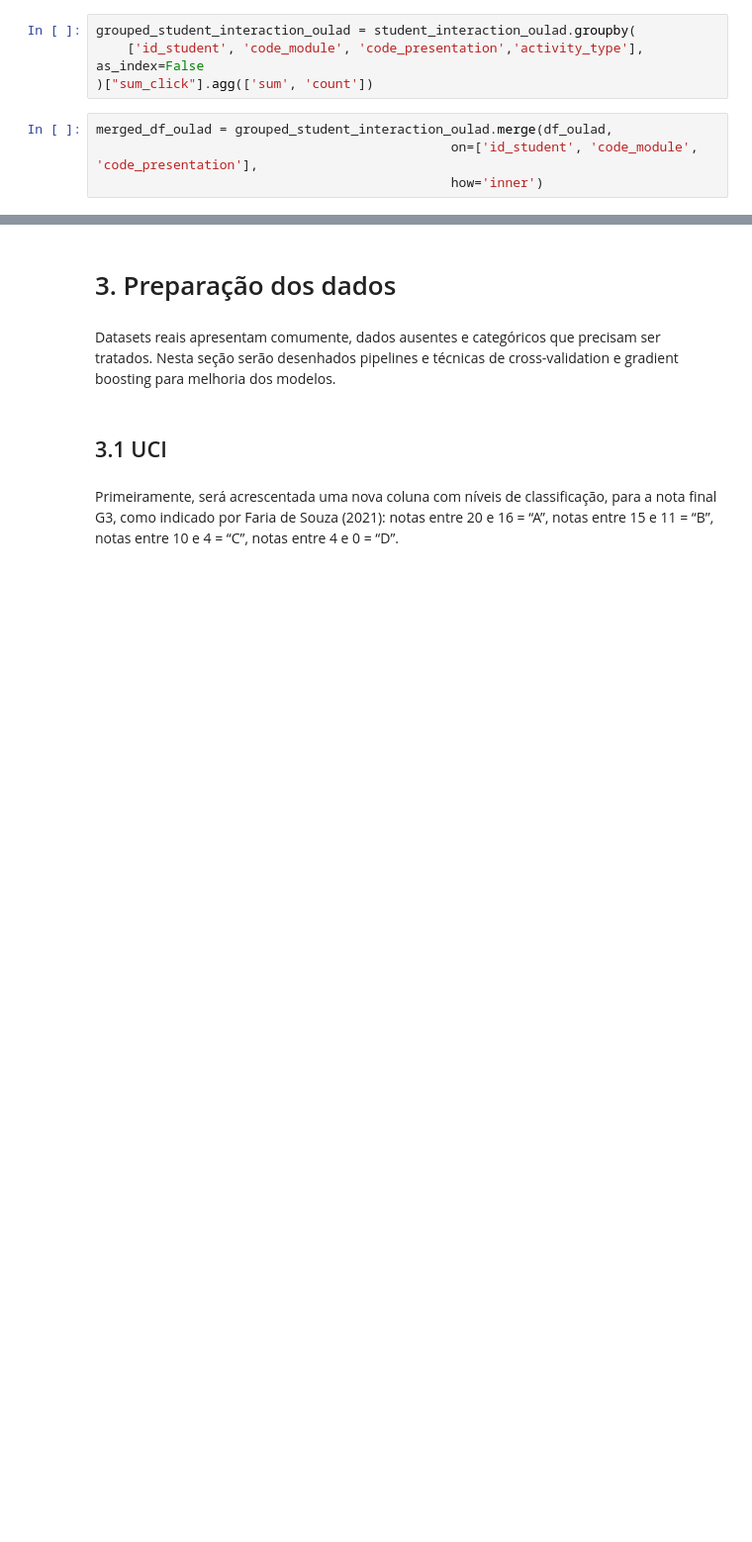
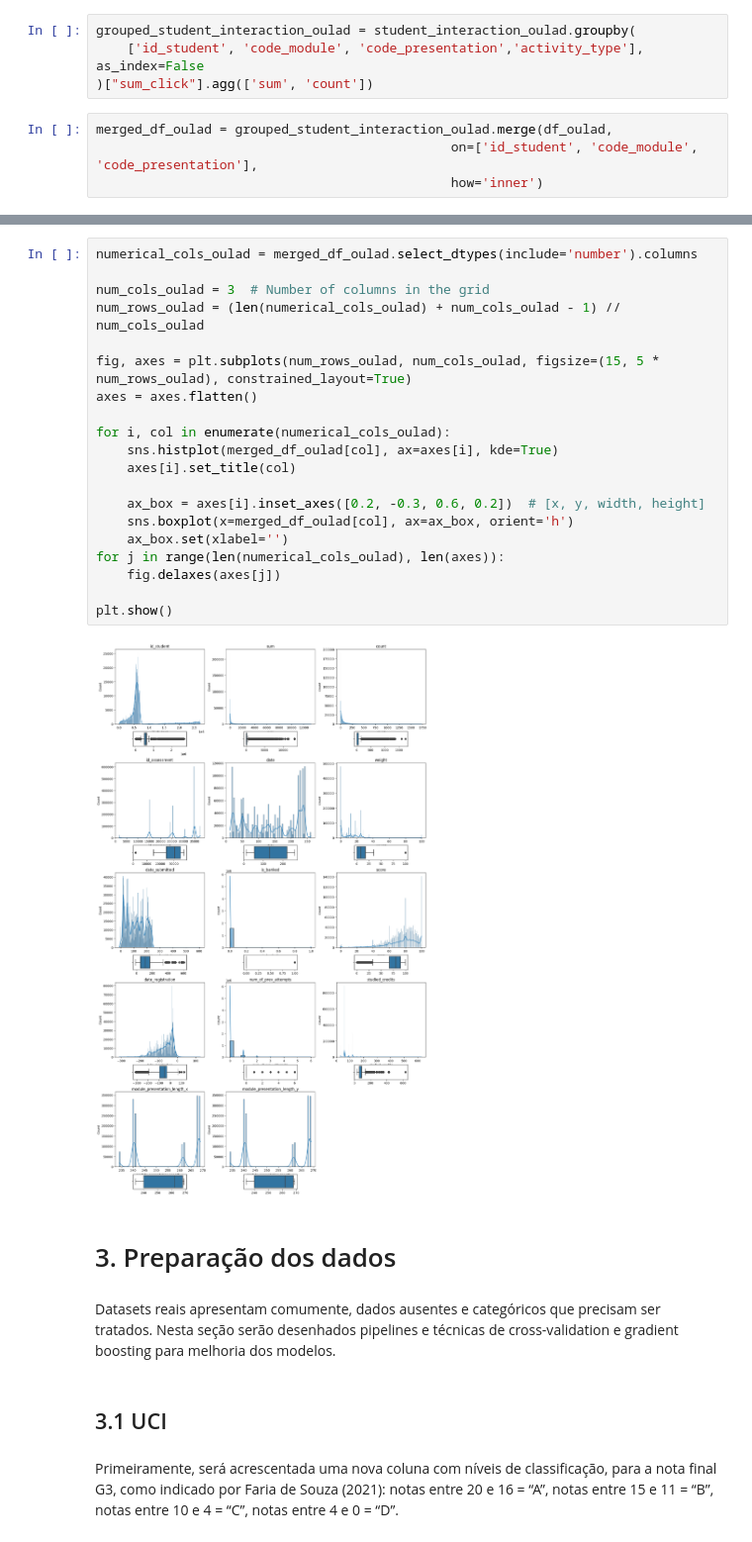
Before and after one commit to emanoelopes/progpy, a Jupyter notebook: uci-dt-studentsperformanceprediction.ipynb, the cells around one changed output, grey strips where cells are left out. Shown: that part at 99% size. Saved outputs shown, nothing was run; the diff lists cells and outputs as text; blank space fills up the shorter version.

```diff
--- a/uci-dt-studentsperformanceprediction.ipynb
+++ b/uci-dt-studentsperformanceprediction.ipynb
@@ -542,3 +628,25 @@ merged_df_oulad = grouped_student_interaction_oulad.merge(df_oulad,
+# %%
+numerical_cols_oulad = merged_df_oulad.select_dtypes(include='number').columns
+
+num_cols_oulad = 3  # Number of columns in the grid
+num_rows_oulad = (len(numerical_cols_oulad) + num_cols_oulad - 1) // num_cols_oulad
+
+fig, axes = plt.subplots(num_rows_oulad, num_cols_oulad, figsize=(15, 5 * num_rows_oulad), constrained_layout=True)
+axes = axes.flatten()
+
+for i, col in enumerate(numerical_cols_oulad):
+    sns.histplot(merged_df_oulad[col], ax=axes[i], kde=True)
+    axes[i].set_title(col)
+
+    ax_box = axes[i].inset_axes([0.2, -0.3, 0.6, 0.2])  # [x, y, width, height]
+    sns.boxplot(x=merged_df_oulad[col], ax=ax_box, orient='h')
+    ax_box.set(xlabel='')
+for j in range(len(numerical_cols_oulad), len(axes)):
+    fig.delaxes(axes[j])
+
+plt.show()
+# %% [output]
+[figure, added]
 # %% [markdown]
 # 3. Preparação dos dados
 # %% [markdown]
```
Also changed, not shown: parts of 12 cells of this notebook.
